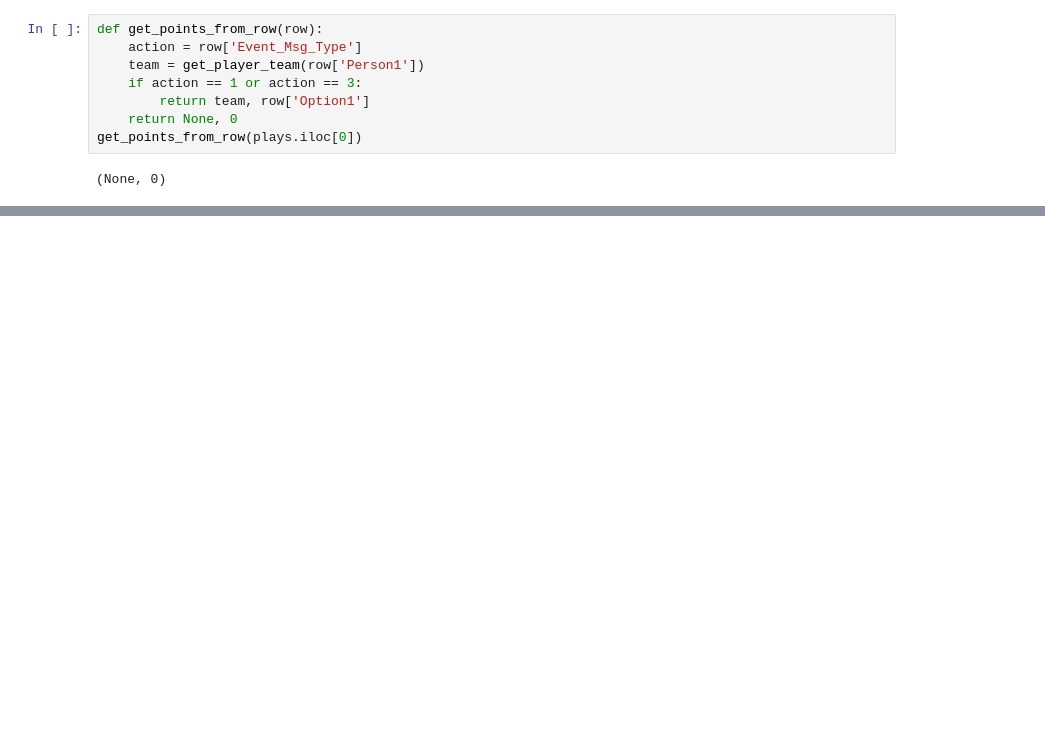
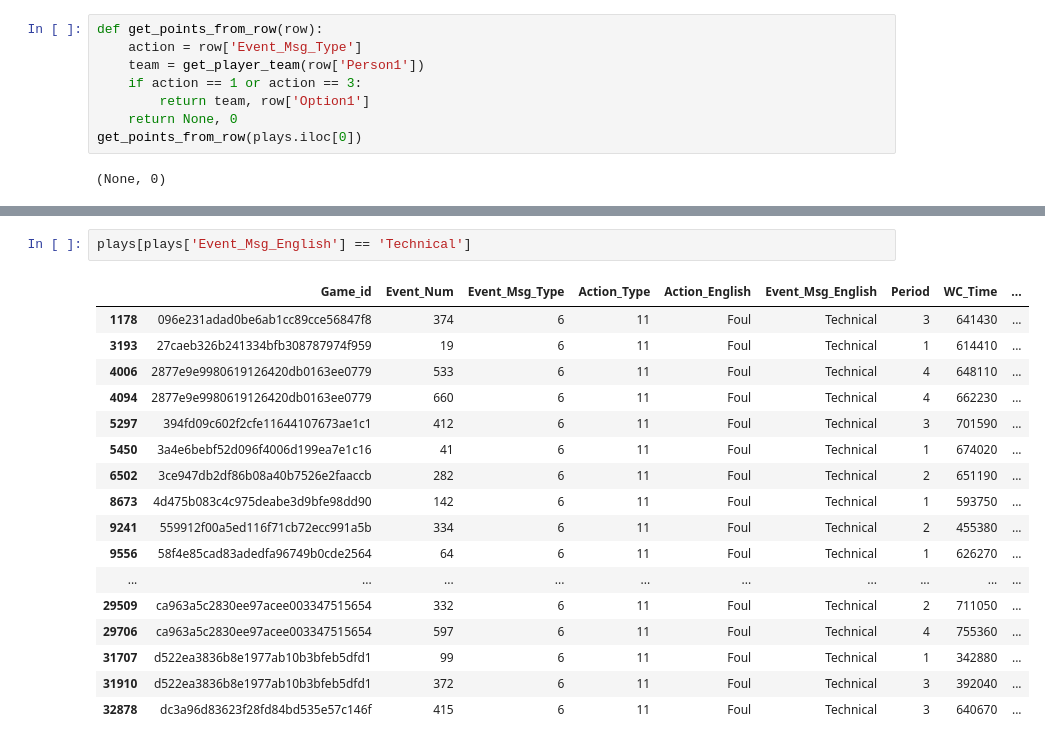
Before and after one commit to calvingrewal/nba-hackathon, a Jupyter notebook: Champs.ipynb, the cells around one changed output, grey strips where cells are left out. Saved outputs shown, nothing was run; the diff lists cells and outputs as text; blank space fills up the shorter version.

```diff
--- a/Champs.ipynb
+++ b/Champs.ipynb
@@ -221,0 +260,20 @@ first_quarter[first_quarter['Event_Msg_Type'] == 8] # all the rows in first quar
+# %%
+plays[plays['Event_Msg_English'] == 'Technical']
+# %% [output]
+|  | Game_id | Event_Num | Event_Msg_Type | Action_Type | Action_English | Event_Msg_English | Period | WC_Time | ... |
+| 1178 | 096e231adad0be6ab1cc89cce56847f8 | 374 | 6 | 11 | Foul | Technical | 3 | 641430 | ... |
+| 3193 | 27caeb326b241334bfb308787974f959 | 19 | 6 | 11 | Foul | Technical | 1 | 614410 | ... |
+| 4006 | 2877e9e9980619126420db0163ee0779 | 533 | 6 | 11 | Foul | Technical | 4 | 648110 | ... |
+| 4094 | 2877e9e9980619126420db0163ee0779 | 660 | 6 | 11 | Foul | Technical | 4 | 662230 | ... |
+| 5297 | 394fd09c602f2cfe11644107673ae1c1 | 412 | 6 | 11 | Foul | Technical | 3 | 701590 | ... |
+| 5450 | 3a4e6bebf52d096f4006d199ea7e1c16 | 41 | 6 | 11 | Foul | Technical | 1 | 674020 | ... |
+| 6502 | 3ce947db2df86b08a40b7526e2faaccb | 282 | 6 | 11 | Foul | Technical | 2 | 651190 | ... |
+| 8673 | 4d475b083c4c975deabe3d9bfe98dd90 | 142 | 6 | 11 | Foul | Technical | 1 | 593750 | ... |
+| 9241 | 559912f00a5ed116f71cb72ecc991a5b | 334 | 6 | 11 | Foul | Technical | 2 | 455380 | ... |
+| 9556 | 58f4e85cad83adedfa96749b0cde2564 | 64 | 6 | 11 | Foul | Technical | 1 | 626270 | ... |
+| ... | ... | ... | ... | ... | ... | ... | ... | ... | ... |
+| 29509 | ca963a5c2830ee97acee003347515654 | 332 | 6 | 11 | Foul | Technical | 2 | 711050 | ... |
+| 29706 | ca963a5c2830ee97acee003347515654 | 597 | 6 | 11 | Foul | Technical | 4 | 755360 | ... |
+| 31707 | d522ea3836b8e1977ab10b3bfeb5dfd1 | 99 | 6 | 11 | Foul | Technical | 1 | 342880 | ... |
+| 31910 | d522ea3836b8e1977ab10b3bfeb5dfd1 | 372 | 6 | 11 | Foul | Technical | 3 | 392040 | ... |
+| 32878 | dc3a96d83623f28fd84bd535e57c146f | 415 | 6 | 11 | Foul | Technical | 3 | 640670 | ... |
```
Also changed, not shown: parts of 6 cells of this notebook.
